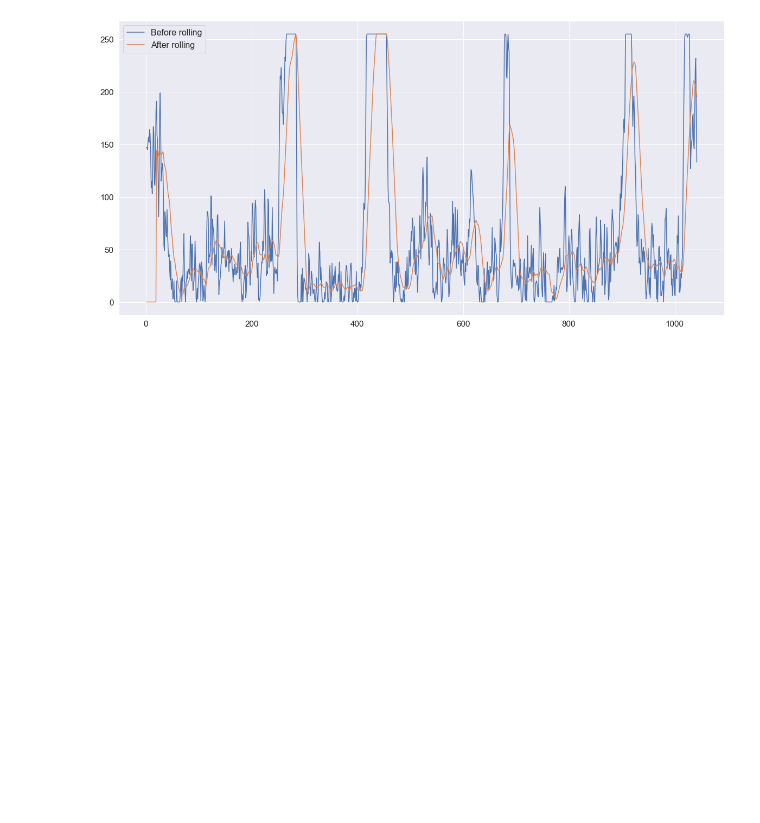
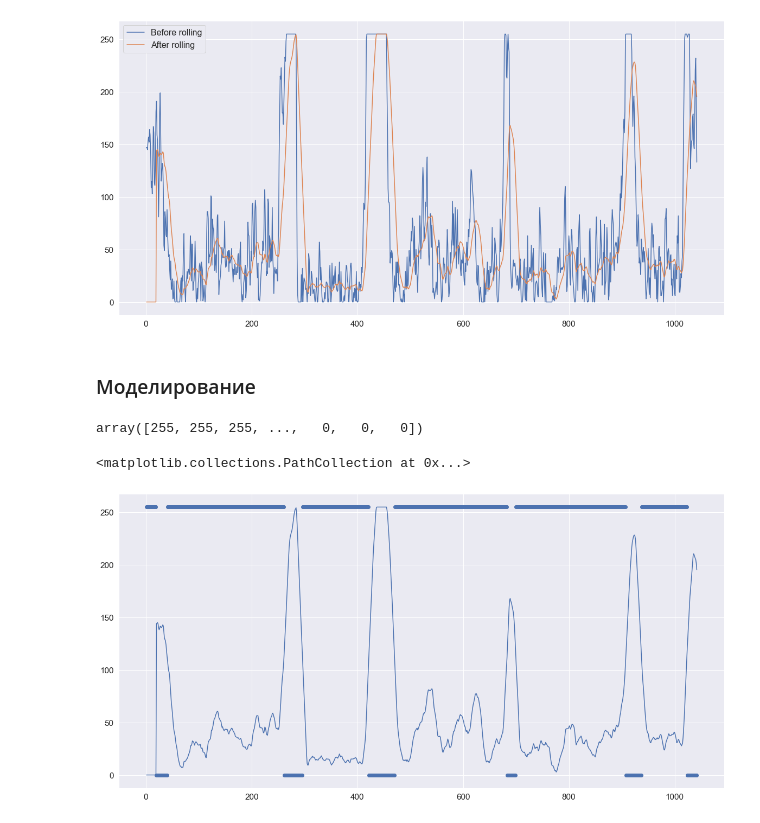
Before and after one commit to Tribble58/atomskills, a Jupyter notebook: preproccessing.ipynb, the cells around one changed output. Drawn from its saved outputs; the diff is of its cells as text; code cells hidden in the pictures; blank space fills up the shorter version.

```diff
--- a/preproccessing.ipynb
+++ b/preproccessing.ipynb
@@ -270,3 +270,21 @@ plt.legend(fontsize=font)
 # %% [output]
 <matplotlib.legend.Legend at 0x...>
 [figure]
+# %% [markdown]
+### Моделирование
+# %%
+from sklearn.cluster import KMeans
+
+kmeans = KMeans(n_clusters=2, random_state=42)
+labels = kmeans.fit_predict(rolling['schema_10'].values.reshape(-1, 1))
+labels[labels==1] = 255
+labels
+# %% [output]
+array([255, 255, 255, ...,   0,   0,   0])
+# %%
+plt.figure(figsize=(20, 10))
+plt.plot(df[df.filename == 'SOP1.dat']['index'], rolling['schema_10'], label='After rolling')
+plt.scatter(df[df.filename == 'SOP1.dat']['index'], labels)
+# %% [output]
+<matplotlib.collections.PathCollection at 0x...>
+[figure, added]
```
Also changed, not shown: parts of 7 cells of this notebook.
